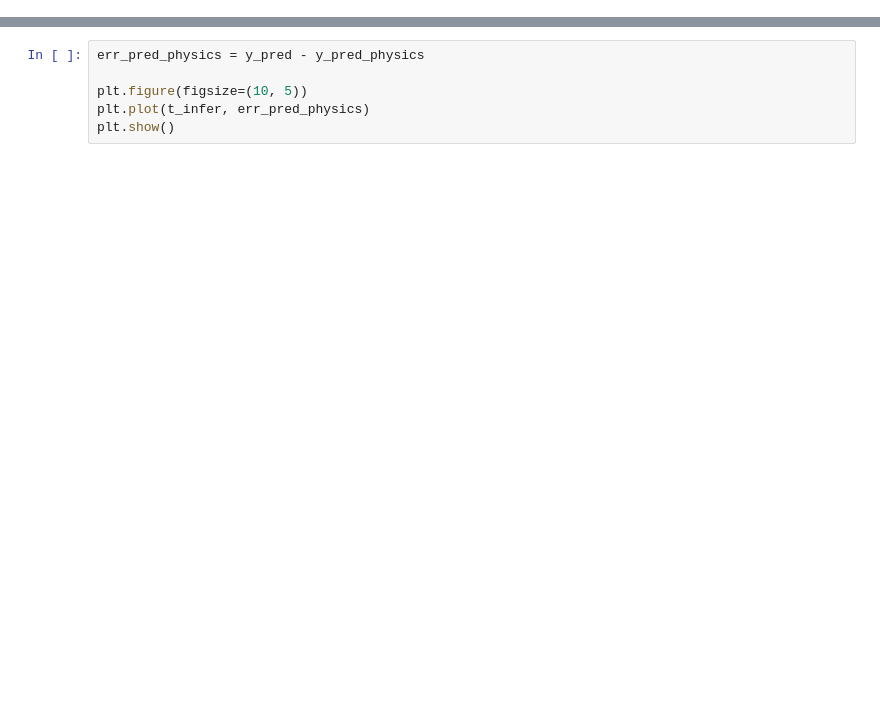
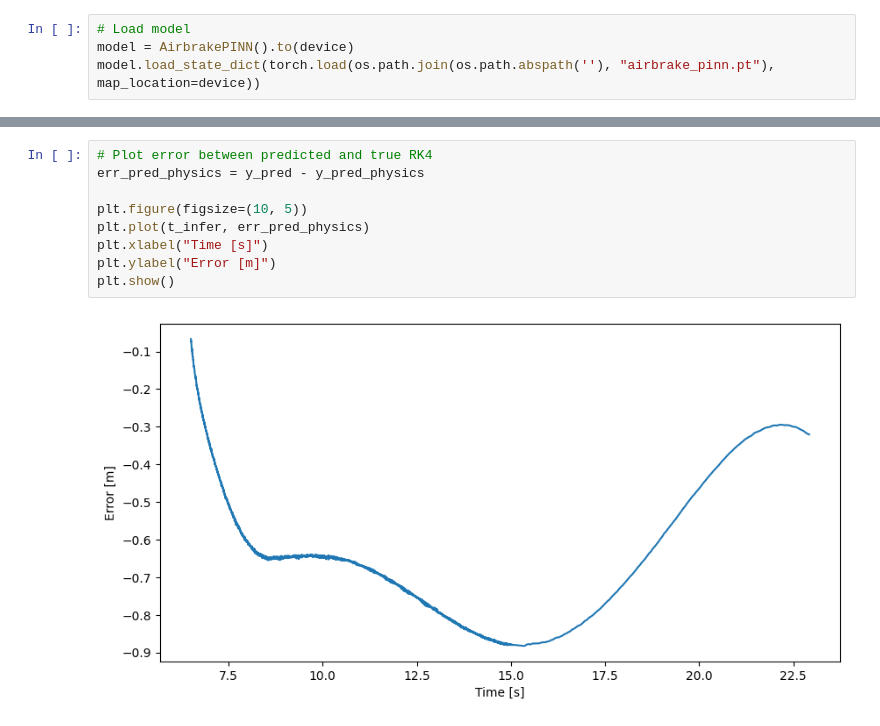
Before and after one commit to RocketScienceOfficial/rocket-codebase, a Jupyter notebook: firmware/src/modules/airbrake_nn/model/airbrake_model.ipynb, the cells around one changed output, grey strips where cells are left out. Saved outputs shown, nothing was run; the diff lists cells and outputs as text; blank space fills up the shorter version.

```diff
--- a/firmware/src/modules/airbrake_nn/model/airbrake_model.ipynb
+++ b/firmware/src/modules/airbrake_nn/model/airbrake_model.ipynb
@@ -205,0 +359,4 @@ torch.save(model.state_dict(), os.path.join(os.path.abspath(''), "airbrake_pinn.
+# %%
+# Load model
+model = AirbrakePINN().to(device)
+model.load_state_dict(torch.load(os.path.join(os.path.abspath(''), "airbrake_pinn.pt"), map_location=device))
@@ -248,7 +439,12 @@ plt.show()
 # %%
+# Plot error between predicted and true RK4
 err_pred_physics = y_pred - y_pred_physics
 
 plt.figure(figsize=(10, 5))
 plt.plot(t_infer, err_pred_physics)
+plt.xlabel("Time [s]")
+plt.ylabel("Error [m]")
 plt.show()
+# %% [output]
+[figure, added]
 # %%
```
Also changed, not shown: parts of 27 cells of this notebook, 5 other files.
